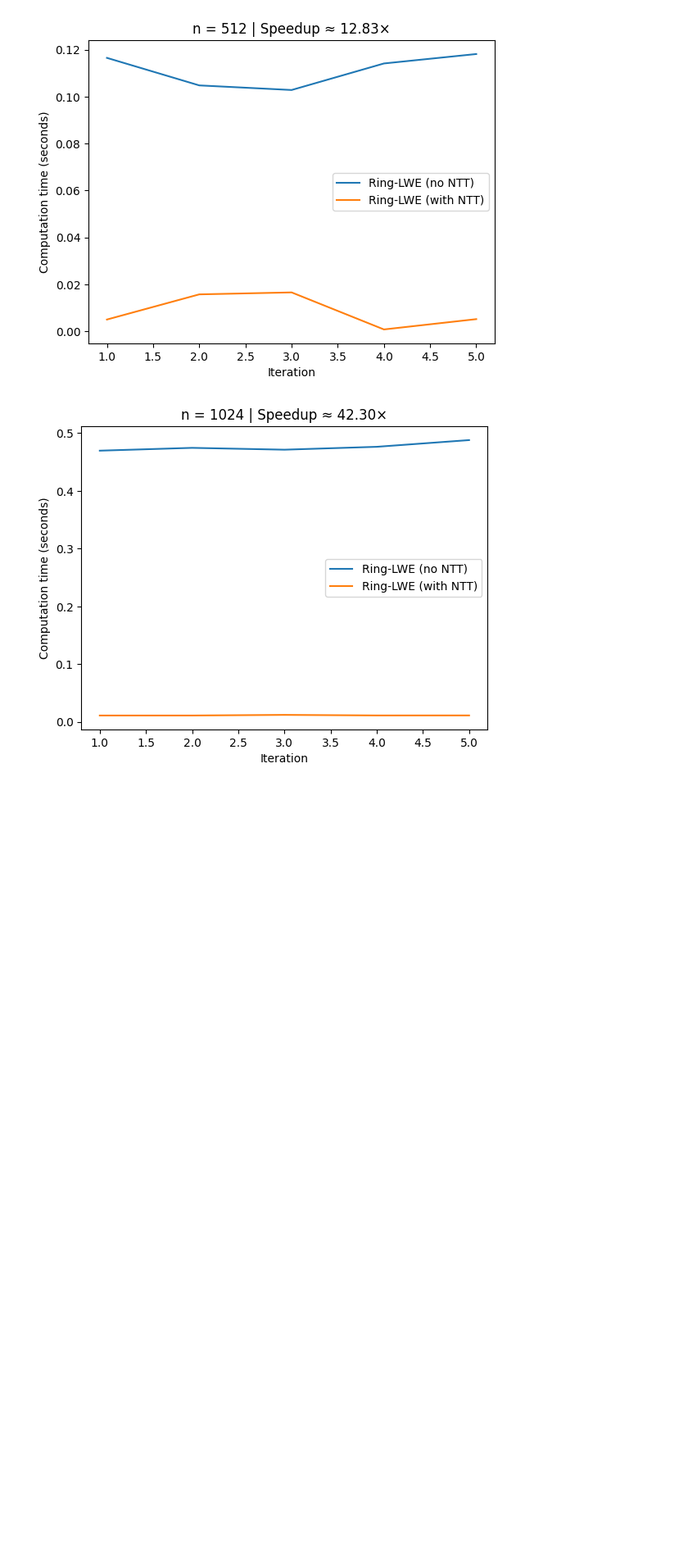
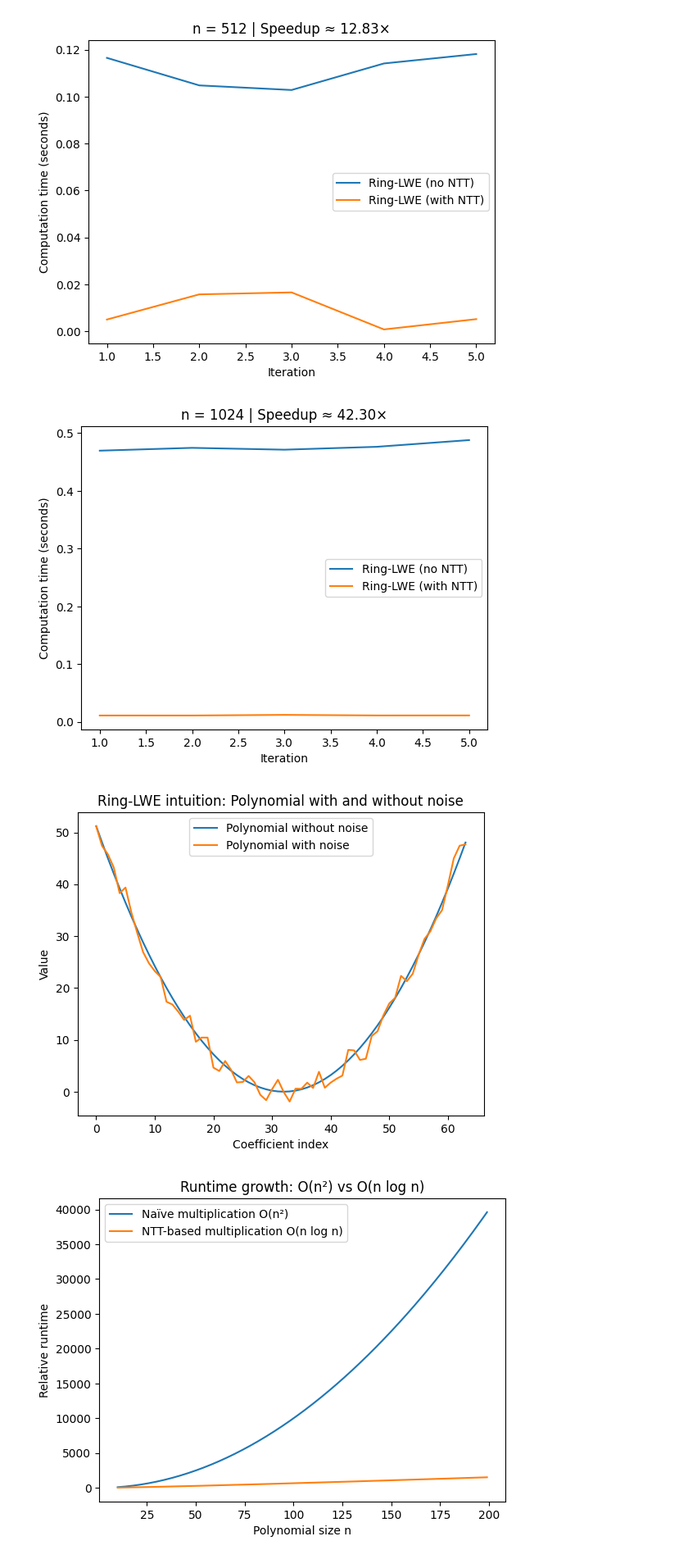
Before and after one commit to Youp44/SW-project, a Jupyter notebook: Ring-LWE.ipynb, the cells around one changed output. Shown at 82% size. Cells and saved outputs as stored; diff of their text form; code cells hidden in the pictures; blank space fills up the shorter version.

Commit message:
Extra visuals

```diff
--- a/Ring-LWE.ipynb
+++ b/Ring-LWE.ipynb
@@ -219,3 +219,54 @@ for n in ns:
 [figure]
 [figure]
 [figure]
+# %%
+import numpy as np
+import matplotlib.pyplot as plt
+
+# ================================
+# Figure 1: Polynomial without and with noise (Ring-LWE intuition)
+# ================================
+
+# Polynomial size
+n = 64
+x = np.arange(n)
+
+# Base polynomial (structured signal)
+poly = 0.05 * (x - n // 2) ** 2
+
+# Small noise (simulating Ring-LWE error term)
+noise = np.random.normal(loc=0.0, scale=1.5, size=n)
+poly_noisy = poly + noise
+
+plt.figure()
+plt.plot(x, poly, label="Polynomial without noise")
+plt.plot(x, poly_noisy, label="Polynomial with noise")
+plt.xlabel("Coefficient index")
+plt.ylabel("Value")
+plt.title("Ring-LWE intuition: Polynomial with and without noise")
+plt.legend()
+plt.show()
+
+
+# ================================
+# Figure 2: Runtime comparison O(n^2) vs O(n log n)
+# ================================
+
+# Range of polynomial sizes
+n_values = np.arange(10, 200)
+
+# Relative runtimes (asymptotic behavior)
+runtime_n2 = n_values ** 2
+runtime_nlogn = n_values * np.log2(n_values)
+
+plt.figure()
+plt.plot(n_values, runtime_n2, label="Naïve multiplication O(n²)")
+plt.plot(n_values, runtime_nlogn, label="NTT-based multiplication O(n log n)")
+plt.xlabel("Polynomial size n")
+plt.ylabel("Relative runtime")
+plt.title("Runtime growth: O(n²) vs O(n log n)")
+plt.legend()
+plt.show()
+# %% [output]
+[figure, added]
+[figure, added]
```
Also changed, not shown: 1 other file.
